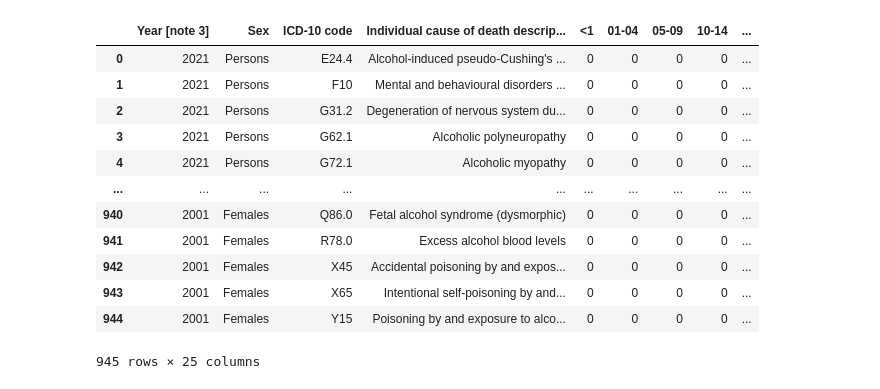
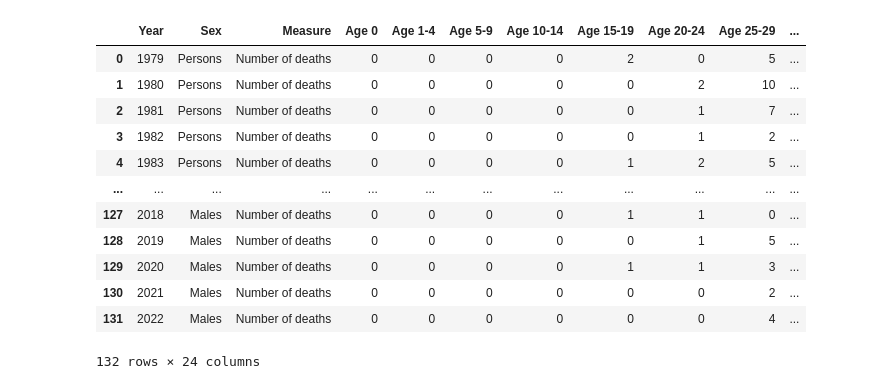
Before and after one commit to jarod-pret/project-group-1, a Jupyter notebook: data_science_project.ipynb, the cells around one changed output. Saved outputs shown, nothing was run; the diff lists cells and outputs as text; code cells hidden in the pictures.

```diff
--- a/data_science_project.ipynb
+++ b/data_science_project.ipynb
@@ -5,35 +5,48 @@
 import pandas as pd
 
 # Import the datasets from the xls files
+# ASMR = age-standardised mortality rates
+# SIMD = Scottish Index of Multiple Deprivation
 
-# *** Deaths related to drug poisoning England and Wales, 1993 to 2022 ***
-# df1 = pd.read_excel('2022registrations.xlsx', sheet_name='')
+# *** Table 2A: Alcohol specific deaths by sex and age, 1979-2022 [note1][note2][note3][note4] ***
+df_sex_and_age_deaths = pd.read_excel('alcohol-specific-deaths-22-all-tabs.xlsx', sheet_name='Table_2A', header=4)
 
-# *** Alcohol-specific deaths by individual cause, United Kingdom, 2001 to 2021 ***
-df2_England          = pd.read_excel('deathsbyindividualcause.xlsx', sheet_name='Table 2', header=4)
-df2_Wales            = pd.read_excel('deathsbyindividualcause.xlsx', sheet_name='Table 3', header=4)
-df2_Scotland         = pd.read_excel('deathsbyindividualcause.xlsx', sheet_name='Table 4', header=4)
-df2_Northern_Ireland = pd.read_excel('deathsbyindividualcause.xlsx', sheet_name='Table 5', header=4)
+# *** Table 2B: Alcohol specific deaths, age-specific mortality by sex, 1994-2022 [note1][note2][note3][note4] ***
+df_sex_and_age_asmr = pd.read_excel('alcohol-specific-deaths-22-all-tabs.xlsx', sheet_name='Table_2B', header=4)
 
-# *** Alcohol-specific deaths in the UK, 2001 to 2021 ***
-df3 = pd.read_excel('alcoholspecificdeaths2021.xlsx', sheet_name='Table 1', header=4)
+# *** Table 4A: Alcohol specific deaths in Scottish Council areas, 1979-2022 [note1][note2][note3][note4] ***
+df_council_areas = pd.read_excel('alcohol-specific-deaths-22-all-tabs.xlsx', sheet_name='Table_4A', header=4)
 
-# *** Monitoring and Evaluating Scotland’s Alcohol Strategy: Monitoring Report 2021 ***
-# df4 = pd.read_excel('mesas-monitoring-report-2021-alcohol-specific-deaths.xlsx', sheet_name='')
+# *** Table 5: Alcohol specific deaths by Scottish Index of Multiple Deprivation (SIMD), 2001 to 2022 [note1][note2][note3][note4][note6] ***
+# 1	Most deprived
+# 2
+# 3
+# 4
+# 5	Least deprived
+df_simd = pd.read_excel('alcohol-specific-deaths-22-all-tabs.xlsx', sheet_name='Table_5', header=4)
+
+# *** Table 6: Alcohol specific deaths by Scottish Government Urban Rural Classification, 2011 to 2022 [note1][note2][note3][note4][note6] ***
+# UR1	Large urban areas
+# UR2	Other urban areas
+# UR3	Accessible small towns
+# UR4	Remote small towns
+# UR5	Accessible rural areas
+# UR6	Remote rural areas
+df_urban_rural = pd.read_excel('alcohol-specific-deaths-22-all-tabs.xlsx', sheet_name='Table_6', header=4)
 # %%
 # View the data
-df2_England
+df_sex_and_age_deaths
 # %% [output]
-|  | Year [note 3] | Sex | ICD-10 code | Individual cause of death descrip... | <1 | 01-04 | 05-09 | 10-14 | ... |
-| 0 | 2021 | Persons | E24.4 | Alcohol-induced pseudo-Cushing's ... | 0 | 0 | 0 | 0 | ... |
-| 1 | 2021 | Persons | F10 | Mental and behavioural disorders ... | 0 | 0 | 0 | 0 | ... |
-| 2 | 2021 | Persons | G31.2 | Degeneration of nervous system du... | 0 | 0 | 0 | 0 | ... |
-| 3 | 2021 | Persons | G62.1 | Alcoholic polyneuropathy | 0 | 0 | 0 | 0 | ... |
-| 4 | 2021 | Persons | G72.1 | Alcoholic myopathy | 0 | 0 | 0 | 0 | ... |
-| ... | ... | ... | ... | ... | ... | ... | ... | ... | ... |
-| 940 | 2001 | Females | Q86.0 | Fetal alcohol syndrome (dysmorphic) | 0 | 0 | 0 | 0 | ... |
-| 941 | 2001 | Females | R78.0 | Excess alcohol blood levels | 0 | 0 | 0 | 0 | ... |
-| 942 | 2001 | Females | X45 | Accidental poisoning by and expos... | 0 | 0 | 0 | 0 | ... |
-| 943 | 2001 | Females | X65 | Intentional self-poisoning by and... | 0 | 0 | 0 | 0 | ... |
-| 944 | 2001 | Females | Y15 | Poisoning by and exposure to alco... | 0 | 0 | 0 | 0 | ... |
+|  | Year | Sex | Measure | Age 0 | Age 1-4 | Age 5-9 | Age 10-14 | Age 15-19 | Age 20-24 | Age 25-29 | ... |
+| 0 | 1979 | Persons | Number of deaths | 0 | 0 | 0 | 0 | 2 | 0 | 5 | ... |
+| 1 | 1980 | Persons | Number of deaths | 0 | 0 | 0 | 0 | 0 | 2 | 10 | ... |
+| 2 | 1981 | Persons | Number of deaths | 0 | 0 | 0 | 0 | 0 | 1 | 7 | ... |
+| 3 | 1982 | Persons | Number of deaths | 0 | 0 | 0 | 0 | 0 | 1 | 2 | ... |
+| 4 | 1983 | Persons | Number of deaths | 0 | 0 | 0 | 0 | 1 | 2 | 5 | ... |
+| ... | ... | ... | ... | ... | ... | ... | ... | ... | ... | ... | ... |
+| 127 | 2018 | Males | Number of deaths | 0 | 0 | 0 | 0 | 1 | 1 | 0 | ... |
+| 128 | 2019 | Males | Number of deaths | 0 | 0 | 0 | 0 | 0 | 1 | 5 | ... |
+| 129 | 2020 | Males | Number of deaths | 0 | 0 | 0 | 0 | 1 | 1 | 3 | ... |
+| 130 | 2021 | Males | Number of deaths | 0 | 0 | 0 | 0 | 0 | 0 | 2 | ... |
+| 131 | 2022 | Males | Number of deaths | 0 | 0 | 0 | 0 | 0 | 0 | 4 | ... |
-945 rows × 25 columns
+132 rows × 24 columns
```
Also changed, not shown: parts of 21 cells of this notebook, 2 other files.
